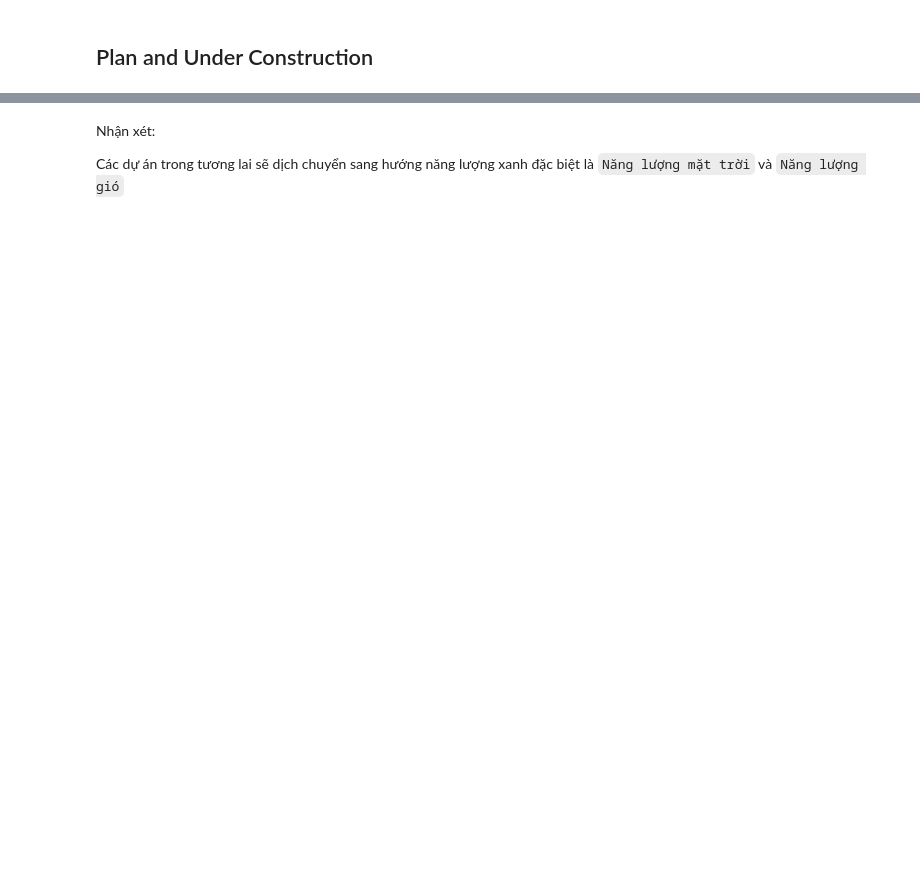
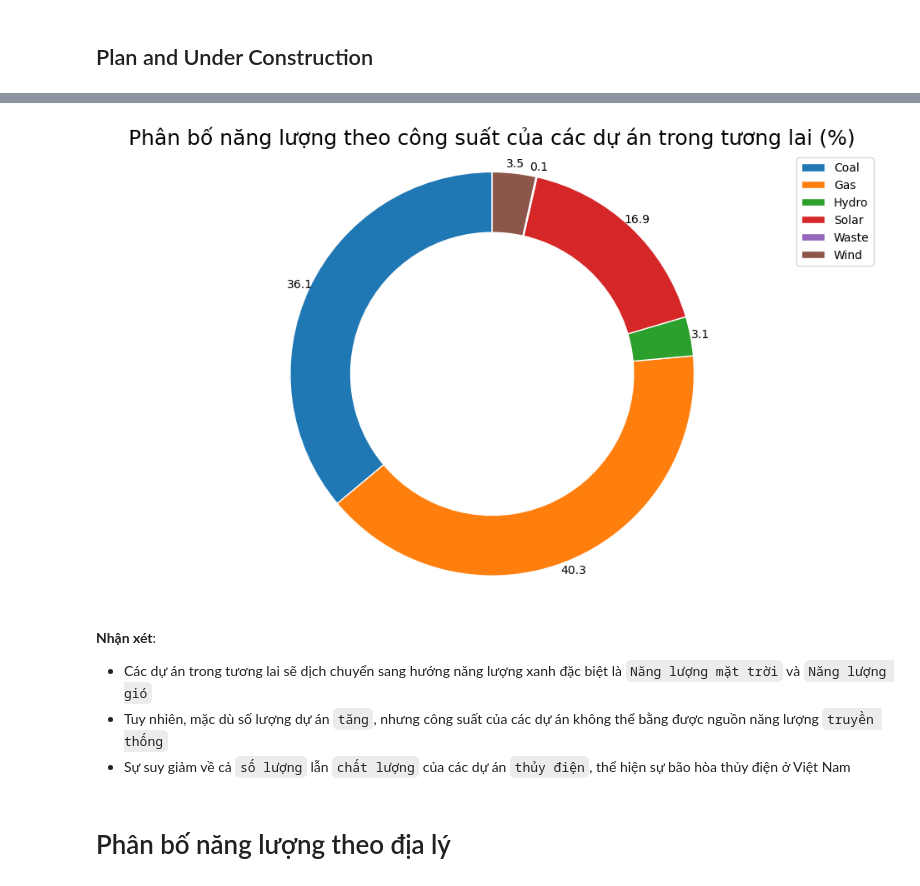
Before and after one commit to JustKidding2K/P4DS_FinalProject, a Jupyter notebook: Source.ipynb, the cells around one changed output, grey strips where cells are left out. Drawn from its saved outputs; the diff is of its cells as text; code cells hidden in the pictures; blank space fills up the shorter version.

```diff
--- a/Source.ipynb
+++ b/Source.ipynb
@@ -592,0 +632,4 @@ plt.show()
+# %%
+in_future=df[(df['Current Status']=='Planned')|(df['Current Status']=='Under Construction')]
+in_future_capacity=in_future[['Capacity (MW)','Subtype']].groupby('Subtype').sum()['Capacity (MW)']
+in_future_capacity*100/in_future_capacity.sum()
@@ -593,4 +645,21 @@ plt.show()
+# %%
+labels = in_future_capacity.index
+sizes = in_future_capacity.values
+#explode = (0, 0.1, 0, 0)  # only "explode" the 2nd slice (i.e. 'Hogs')
+size = 0.3
+fig1, ax1 = plt.subplots(figsize=(12,7))
+ax1.pie(sizes,  labels=labels, autopct='%1.1f',startangle=90,labeldistance=None,pctdistance=1.05,wedgeprops=dict(width=size, edgecolor='w'))
+ax1.axis('equal')  # Equal aspect ratio ensures that pie is drawn as a circle.
+ax1.legend(labels)
+ax1.set_title('Phân bố năng lượng theo công suất của các dự án trong tương lai (%)',fontsize=18)
+plt.show()
+# %% [output]
+[figure, added]
 # %% [markdown]
-Nhận xét:
+**Nhận xét**:
 
-Các dự án trong tương lai sẽ dịch chuyển sang hướng năng lượng xanh đặc biệt là `Năng lượng mặt trời` và `Năng lượng gió`
+- Các dự án trong tương lai sẽ dịch chuyển sang hướng năng lượng xanh đặc biệt là `Năng lượng mặt trời` và `Năng lượng gió`
+- Tuy nhiên, mặc dù số lượng dự án `tăng`, nhưng công suất của các dự án không thể bằng được nguồn năng lượng `truyền thống`
+- Sự suy giảm về cả `số lượng` lẫn `chất lượng` của các dự án `thủy điện`, thể hiện sự bão hòa thủy điện ở Việt Nam
+# %% [markdown]
+# Phân bố năng lượng theo địa lý
```
Also changed, not shown: parts of 16 cells of this notebook.
